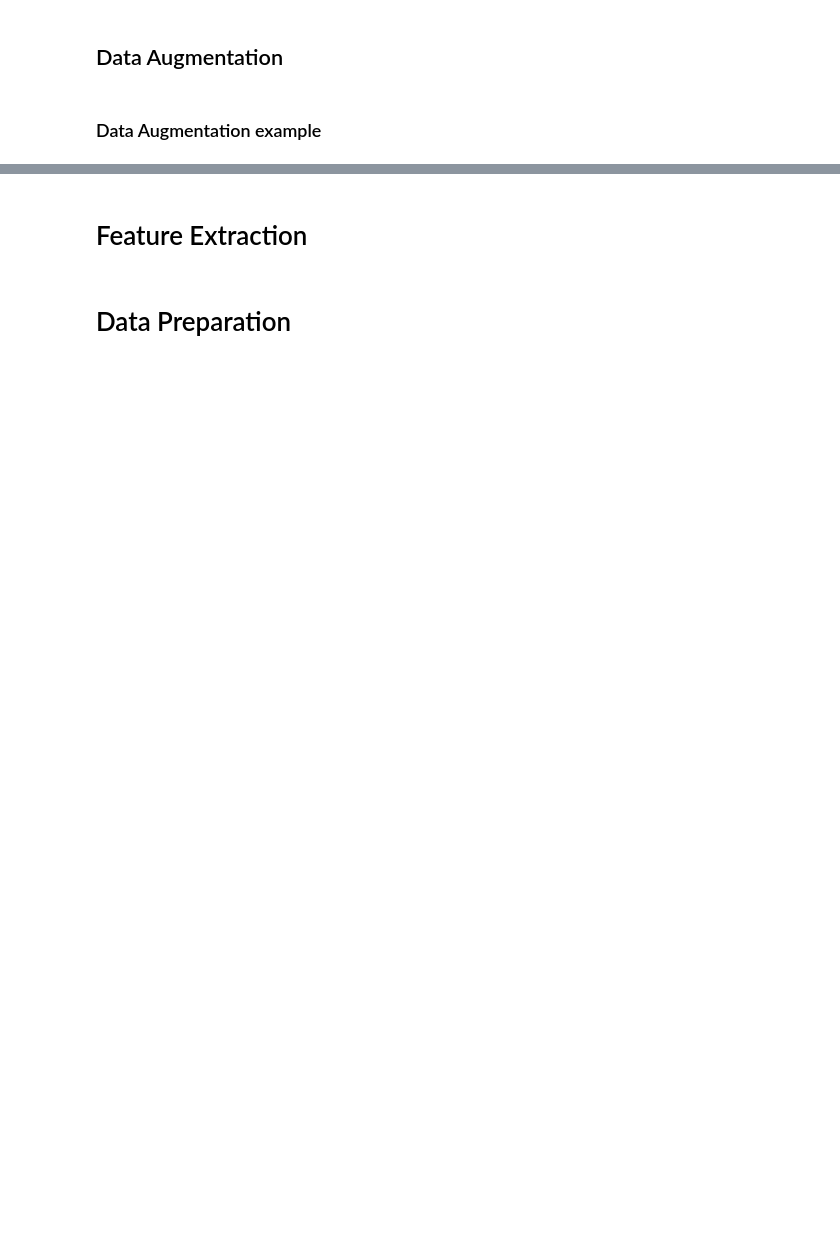
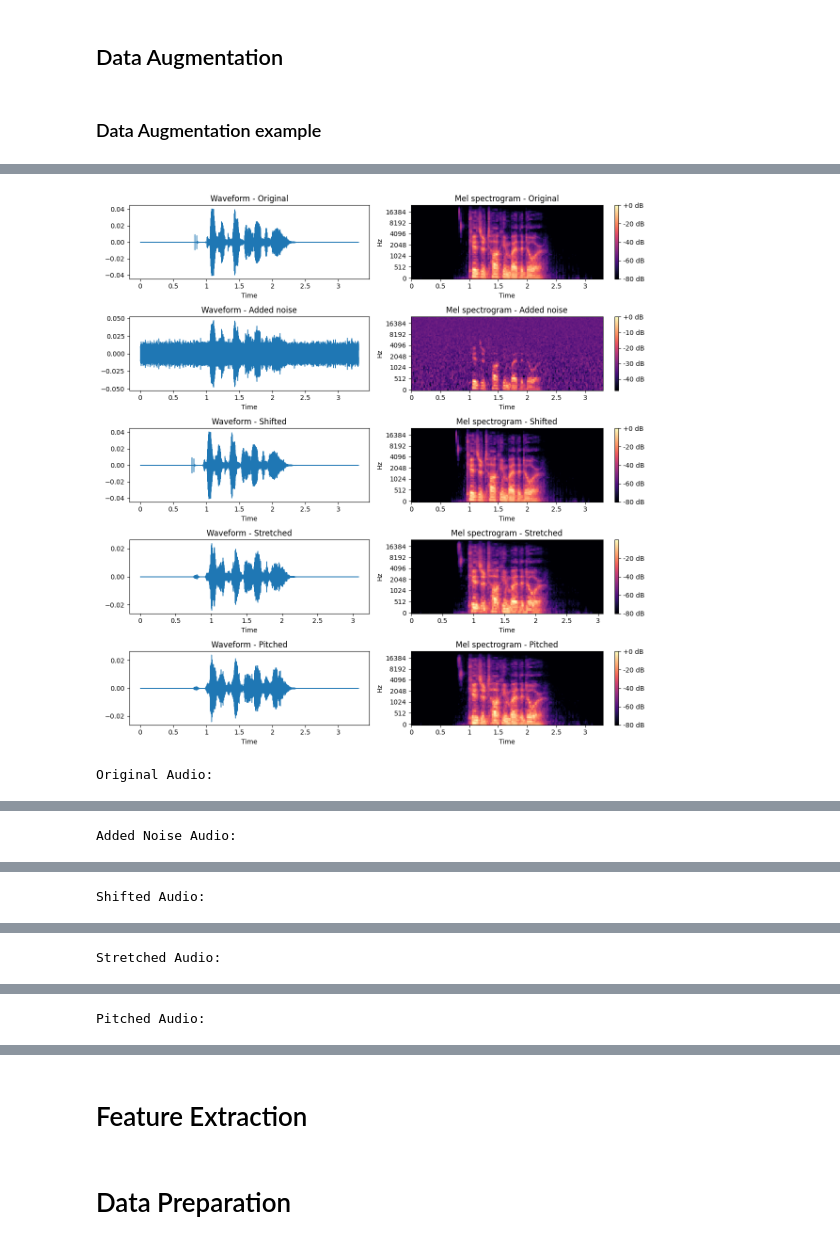
Before and after one commit to HuynhHanDong/Speech-Emotion-Recognition, a Jupyter notebook: Speech_Emotion_Recognition.ipynb, the cells around one changed output, grey strips where cells are left out. Drawn from its saved outputs; the diff is of its cells as text; code cells hidden in the pictures; blank space fills up the shorter version.

```diff
--- a/Speech_Emotion_Recognition.ipynb
+++ b/Speech_Emotion_Recognition.ipynb
@@ -331,21 +48,18 @@ def shift(data, shift_max=0.2, sr=22050):
     shift = int(random.uniform(-shift_max, shift_max) * sr)
     return np.roll(data, shift)
 
-def stretch(data, rate=1.1):
+def stretch(data, rate=random.uniform(0.9, 1.1)):
     return librosa.effects.time_stretch(y=data, rate=rate)
 
-def pitch(data, sr, n_steps=2):
+def pitch(data, sr, n_steps=random.randint(-2, 2)):
     return librosa.effects.pitch_shift(y=data, sr=sr, n_steps=n_steps)
 
 def augment_audio(y, sr):
     return [
         noise(y),
         shift(y),
-        stretch(y, rate=random.uniform(0.8, 1.2)),
-        pitch(y, sr=sr, n_steps=random.randint(-2, 2))
+        stretch(y),
+        pitch(y, sr=sr)
     ]
 # %% [markdown]
 ### Data Augmentation example
-# %%
-# Load a sample audio file
-y, sr = librosa.load(file_path[0])
@@ -395,0 +66,48 @@ ipd.Audio(x, rate=sr)
+# %%
+example_file = df["Path"].iloc[0]
+y, sr = librosa.load(example_file, sr=None)
+
+added_noise, shifted, stretched, pitched = augment_audio(y, sr)
+
+plt.figure(figsize=(12, 12))
+for i, (title, data) in enumerate([
+    ("Original", y),
+    ("Added noise", added_noise),
+    ("Shifted", shifted),
+    ("Stretched", stretched),
+    ("Pitched", pitched)
+]):
+    # Waveform
+    plt.subplot(5, 2, 2 * i + 1)
+    librosa.display.waveshow(data, sr=sr)
+    plt.title(f"Waveform - {title}")
+
+    # Mel spectrogram
+    plt.subplot(5, 2, 2 * i + 2)
+    S = librosa.feature.melspectrogram(y=data, sr=sr, n_mels=64)
+    librosa.display.specshow(librosa.power_to_db(S, ref=np.max), sr=sr, x_axis='time', y_axis='mel')
+    plt.colorbar(format="%+2.f dB")
+    plt.title(f"Mel spectrogram - {title}")
+
+plt.tight_layout()
+plt.show()
+
+# Play the examples
+print("Original Audio:")
+display(Audio(y, rate=sr))
+
+print("Added Noise Audio:")
+display(Audio(added_noise, rate=sr))
+
+print("Shifted Audio:")
+display(Audio(shifted, rate=sr))
+
+
+print("Stretched Audio:")
+display(Audio(stretched, rate=sr))
+
+print("Pitched Audio:")
+display(Audio(pitched, rate=sr))
+# %% [output]
+[figure, added]
+Original Audio:
@@ -395,0 +115 @@ ipd.Audio(x, rate=sr)
+Added Noise Audio:
@@ -395,0 +117 @@ ipd.Audio(x, rate=sr)
+Shifted Audio:
@@ -395,0 +119 @@ ipd.Audio(x, rate=sr)
+Stretched Audio:
@@ -395,0 +121 @@ ipd.Audio(x, rate=sr)
+Pitched Audio:
```
Also changed, not shown: parts of 42 cells of this notebook, 3 other files.
